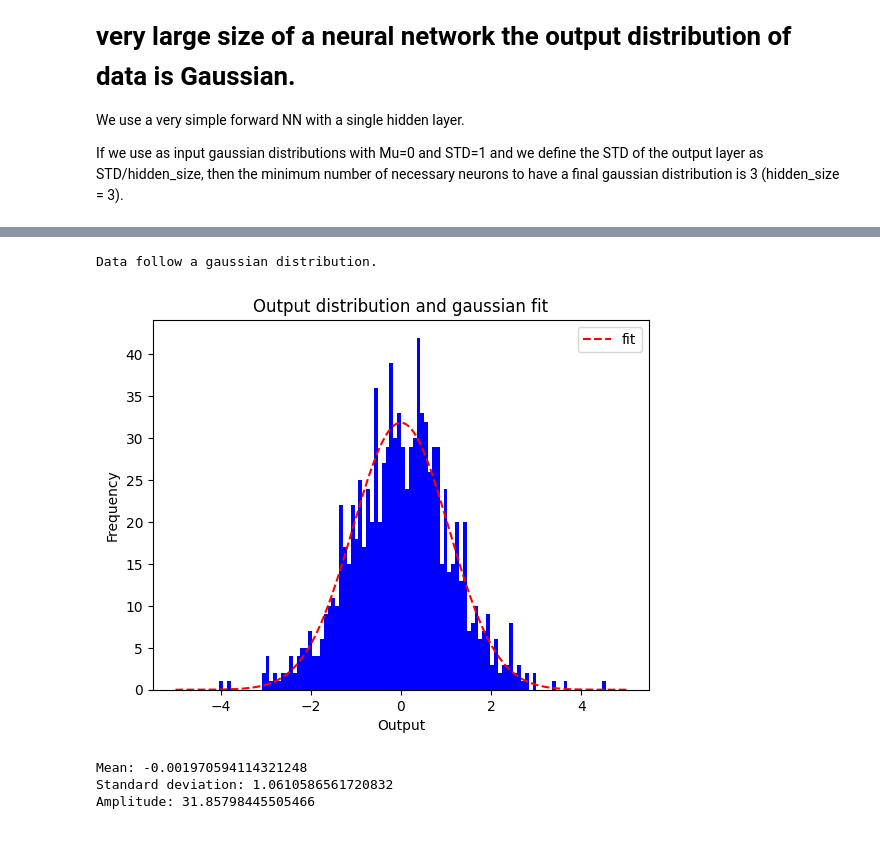
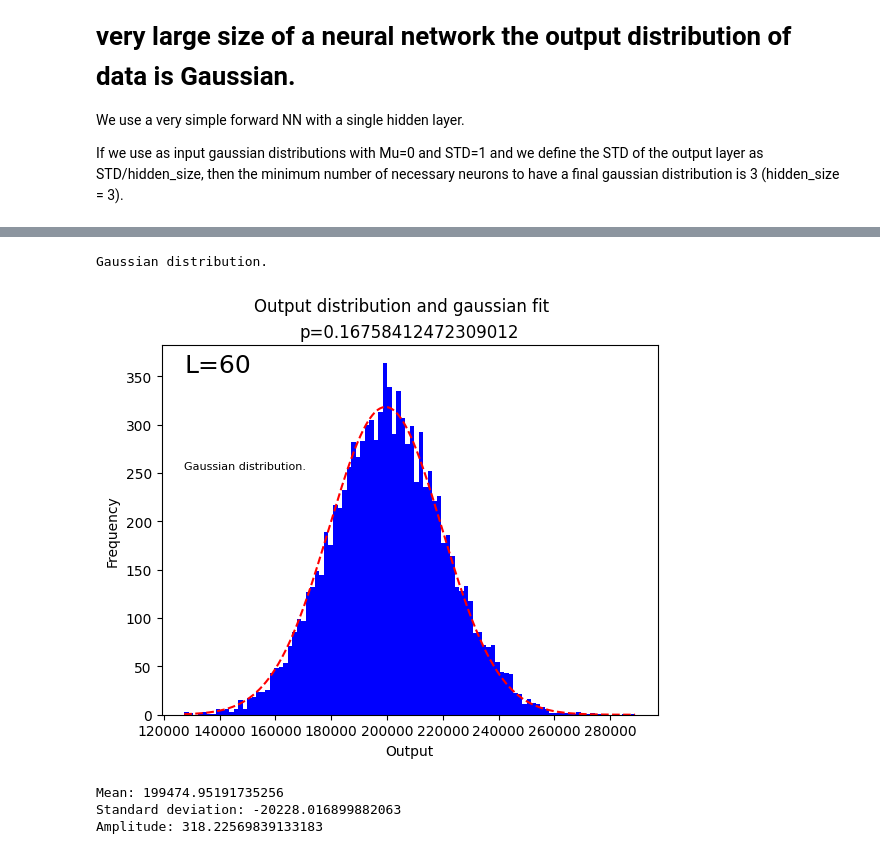
Before and after one commit to Manuel1711/Neural-Networks, a Jupyter notebook: NN_Gaussian.ipynb, the cells around one changed output, grey strips where cells are left out. Cells and saved outputs as stored; diff of their text form; code cells hidden in the pictures.

```diff
--- a/NN_Gaussian.ipynb
+++ b/NN_Gaussian.ipynb
@@ -22,13 +29,13 @@ def forward(X,i,activation):
 # %%
 # Define the dimensions of the NN
 input_size = 1
-hidden_size = 3
+hidden_size = 60
 output_size = 1
-Nboot = 1000
+Nboot = 10000
 
 #Define parameters of the Gaussian distribution
-STD = 1
-Mu = 0
+STD = 10
+Mu = 10
 
 # Initialize the weights and the bias with random number distributed with a gamma function
 W1 = tf.Variable(tf.random.normal([input_size, hidden_size, Nboot], mean=Mu, stddev=STD), name='W1')
@@ -36,16 +43,26 @@ b1 = tf.Variable(tf.random.normal([hidden_size, Nboot], mean=Mu, stddev=STD), na
 W2 = tf.Variable(tf.random.normal([hidden_size, output_size, Nboot], mean=Mu, stddev=STD/hidden_size), name='W2')
 b2 = tf.Variable(tf.random.normal([output_size, Nboot], mean=Mu, stddev=STD), name='b2')
 
+W3 = tf.Variable(tf.random.normal([hidden_size, hidden_size, Nboot], mean=Mu, stddev=STD/hidden_size**2), name='W3')
+b3 = tf.Variable(tf.random.normal([hidden_size, Nboot], mean=Mu, stddev=STD), name='b3')
+W4 = tf.Variable(tf.random.normal([hidden_size, output_size, Nboot], mean=Mu, stddev=STD/hidden_size**3), name='W4')
+b4 = tf.Variable(tf.random.normal([output_size, Nboot], mean=Mu, stddev=STD), name='b4')
+
 
 print(b1.numpy()[0,:].shape)
 print(W1.numpy().shape)
+#print(W4)
 print(W2.numpy().shape)
+print(W3.numpy().shape)
+
 
 
 # We compute the output for each event for an input
-X = tf.constant([[0.5]], dtype=tf.float32)
+X = tf.constant([[30]], dtype=tf.float32)
 output_array = []
 for i in range (0, Nboot):
     Y = forward(X,i,tf.nn.relu)
     output_array.append(Y.numpy()[0][0])
+print(len(output_array))
+#print(output_array)
 # %% [output]
@@ -83,43 +113,51 @@ plt.show()
 # %%
 # Test of the gaussianity
 stat, p = normaltest(output_array)
 
 # Print the result of the test
 if p < 0.05:
-    print("Data don't follow a gaussian distribution.")
+    string = "No gaussian distribution."
+    print(string)
 else:
-    print("Data follow a gaussian distribution.")
-
+    string = "Gaussian distribution."
+    print(string)
 
 # Take parameters of our histogram
 counts, bins, _ = plt.hist(output_array, bins=100)
 
+ylim = max(counts)-10
+xlim = min(bins)
+xlim2 = max(bins)
 
 # Define the Gaussian function
 def gaussian(x, mu, sigma, A):
     return A * np.exp(-(x - mu)**2 / (2 * sigma**2))
 
-# Use curve_fit to fit the histogram to the Gaussian function
-p0 = [0, 1, 1]
-coeff, var_matrix = curve_fit(gaussian, bins[:-1], counts, p0=p0)
 
 # Plot the histogram and the fitted Gaussian function
-x = np.linspace(-5, 5, 1000)
+plt.clf()
+x = np.linspace(xlim, xlim2, 1000)
 plt.hist(output_array, bins=100, color ='blue')
-plt.plot(x, gaussian(x, *coeff), 'r--', label='fit')
-plt.legend()
 plt.xlabel('Output')
 plt.ylabel('Frequency')
-plt.title('Output distribution and gaussian fit')
+plt.suptitle('Output distribution and gaussian fit')
+plt.title('p='+ str(p))
+p0 = [(xlim+xlim2)/2, xlim2-xlim, 1]
+coeff, var_matrix = curve_fit(gaussian, bins[:-1], counts, p0=p0)
+plt.plot(x, gaussian(x, *coeff), 'r--', label='fit')
+
+plt.text(xlim-6, ylim, 'L='+ str(hidden_size), fontsize=18)
+plt.text(xlim-6, ylim-100, string, fontsize=8)
+plt.savefig('Output.png')
 plt.show()
 
 # Print gaussian parameters
 print("Mean:", coeff[0])
 print("Standard deviation:", coeff[1])
 print("Amplitude:", coeff[2])
 # %% [output]
-Data follow a gaussian distribution.
+Gaussian distribution.
-[figure, old version]
+[figure, new version]
-Mean: -0.001970594114321248
-Standard deviation: 1.0610586561720832
-Amplitude: 31.85798445505466
+Mean: 199474.95191735256
+Standard deviation: -20228.016899882063
+Amplitude: 318.22569839133183
```
Also changed, not shown: parts of 4 cells of this notebook.
